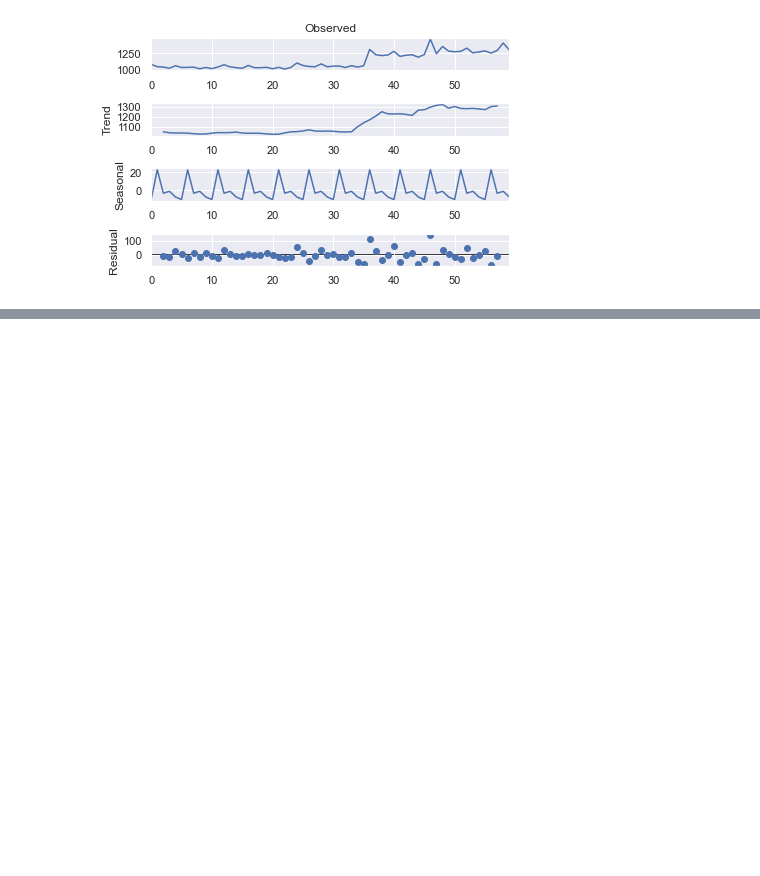
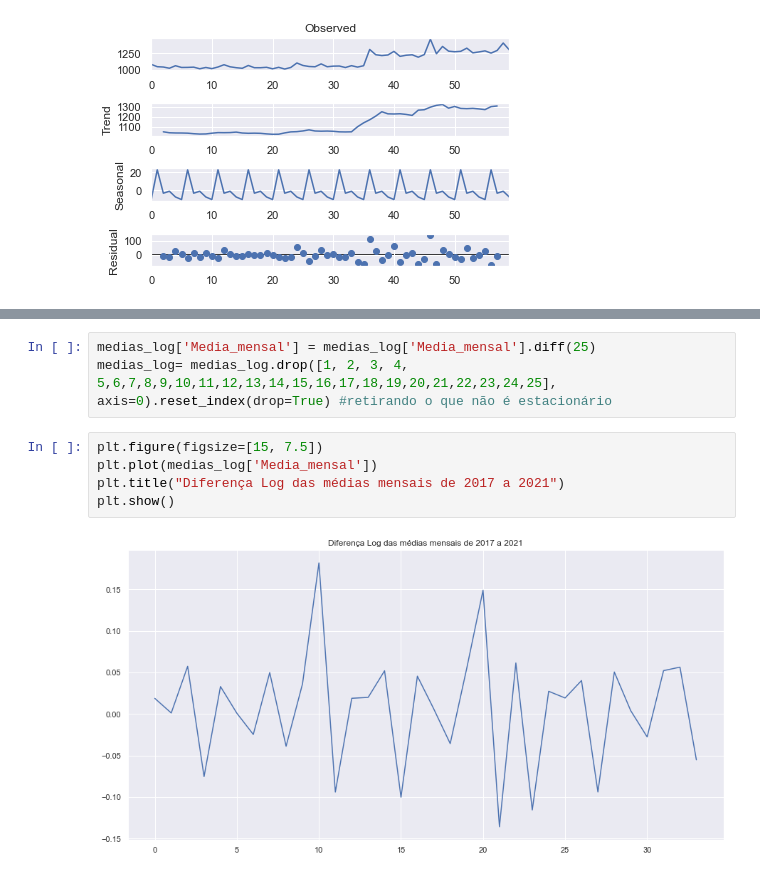
Before and after one commit to ghastcmd/data-science-project, a Jupyter notebook: Projeto.ipynb, the cells around one changed output, grey strips where cells are left out. Cells and saved outputs as stored; diff of their text form; blank space fills up the shorter version.

```diff
--- a/Projeto.ipynb
+++ b/Projeto.ipynb
@@ -366,0 +368,10 @@ RMSE:  42.65092687869008
+# %%
+medias_log['Media_mensal'] = medias_log['Media_mensal'].diff(25)
+medias_log= medias_log.drop([1, 2, 3, 4, 5,6,7,8,9,10,11,12,13,14,15,16,17,18,19,20,21,22,23,24,25], axis=0).reset_index(drop=True) #retirando o que não é estacionário
+# %%
+plt.figure(figsize=[15, 7.5])
+plt.plot(medias_log['Media_mensal'])
+plt.title("Diferença Log das médias mensais de 2017 a 2021")
+plt.show()
+# %% [output]
+[figure, added]
```
Also changed, not shown: parts of 16 cells of this notebook.
